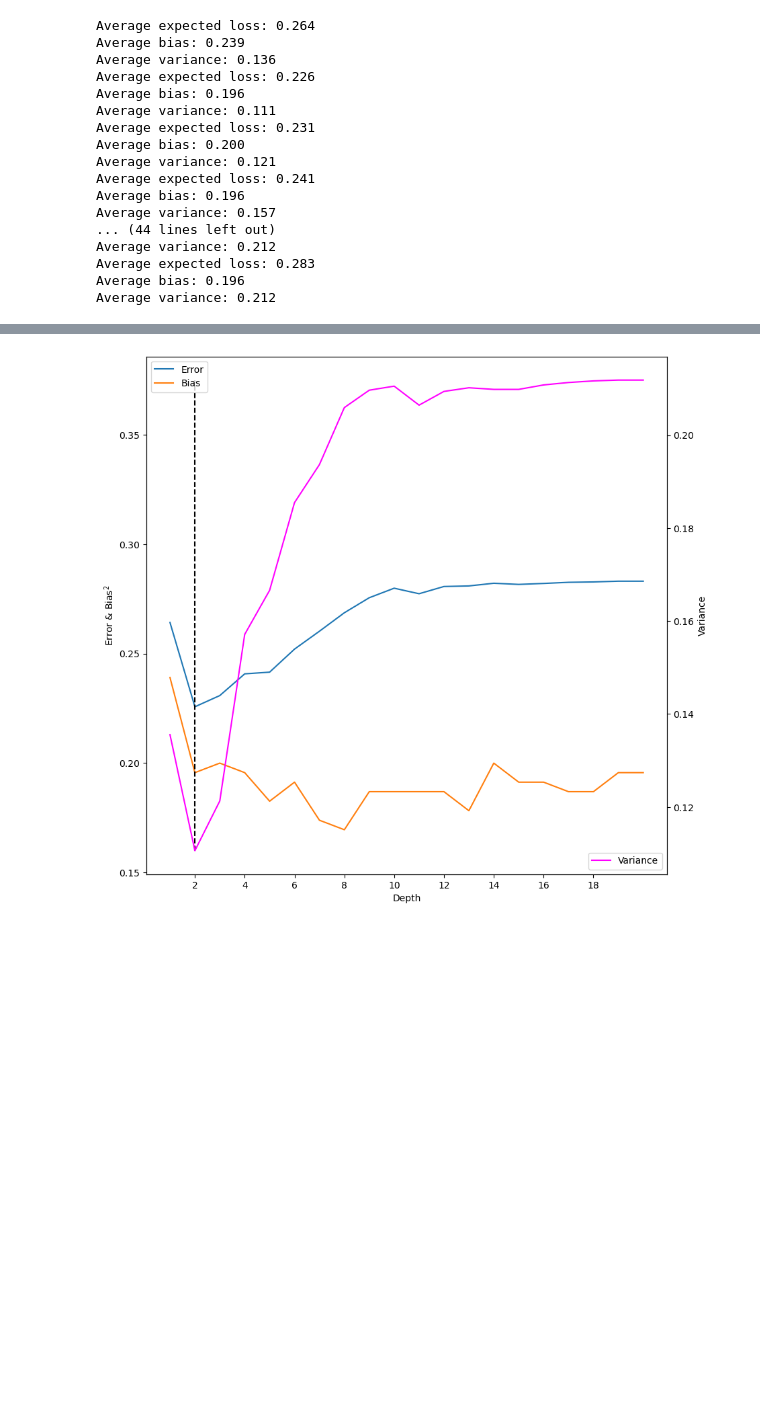
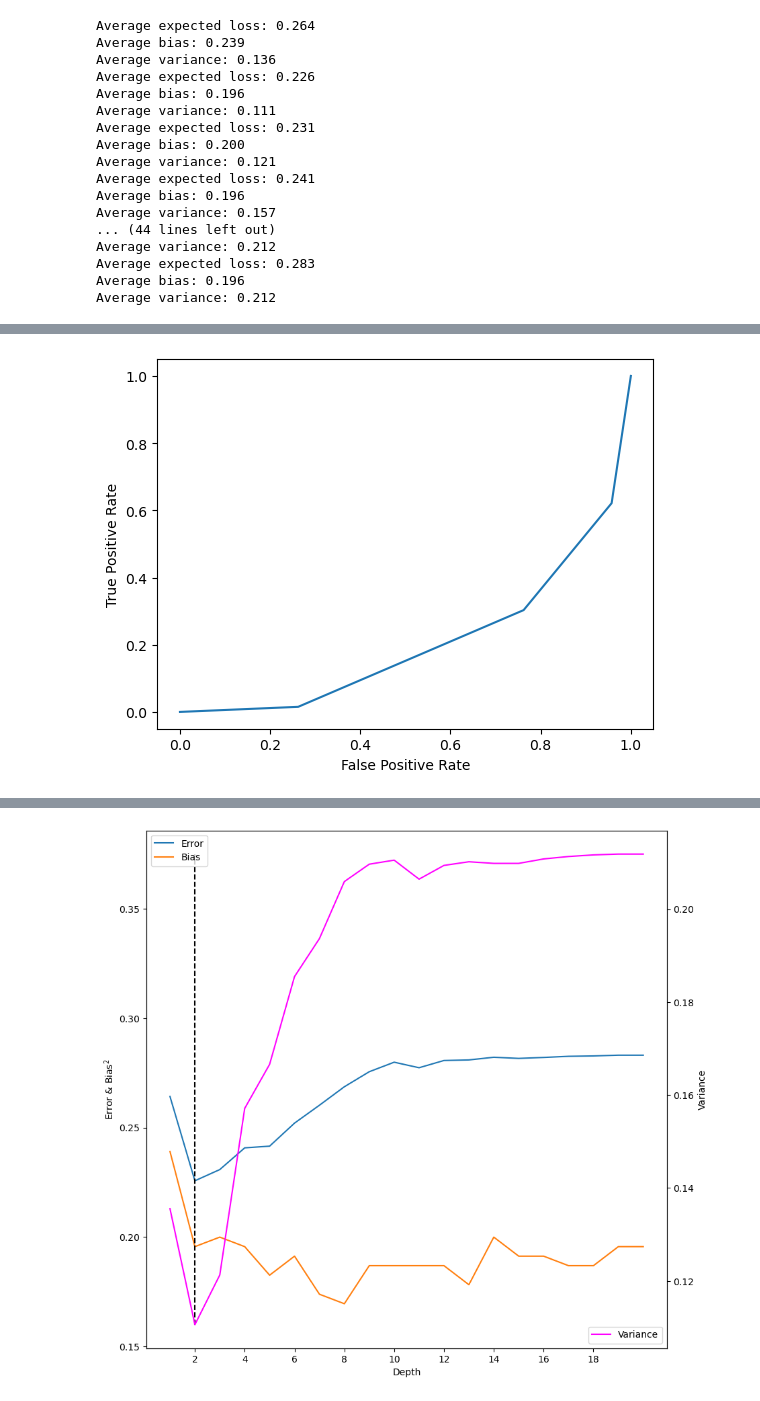
Before and after one commit to meenakshsundaram/AIML, a Jupyter notebook: DecisionTrees/src/diabetes/preprocessing.ipynb, the cells around one changed output, grey strips where cells are left out. Saved outputs shown, nothing was run; the diff lists cells and outputs as text; code cells hidden in the pictures; blank space fills up the shorter version.

```diff
--- a/DecisionTrees/src/diabetes/preprocessing.ipynb
+++ b/DecisionTrees/src/diabetes/preprocessing.ipynb
@@ -58,0 +87,5 @@ Average variance: 0.212
+# %%
+fpr,tpr,_ = metrics.roc_curve(test_y_df, proba_test_y[:,0],pos_label=1)
+rocDisplay = metrics.RocCurveDisplay(fpr=fpr,tpr=tpr).plot()
+# %% [output]
+[figure, added]
```
Also changed, not shown: parts of 9 cells of this notebook, 3 other files.
